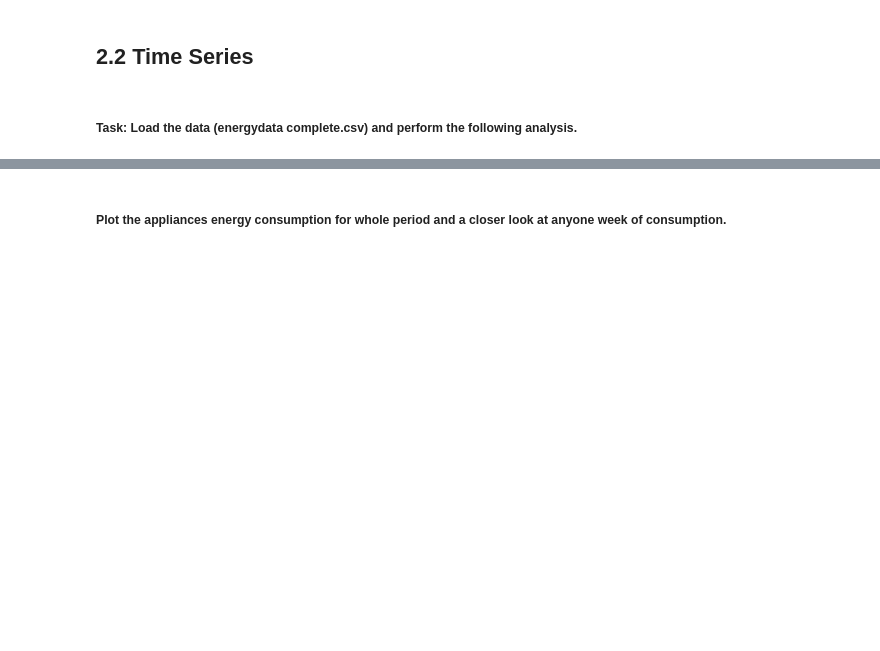
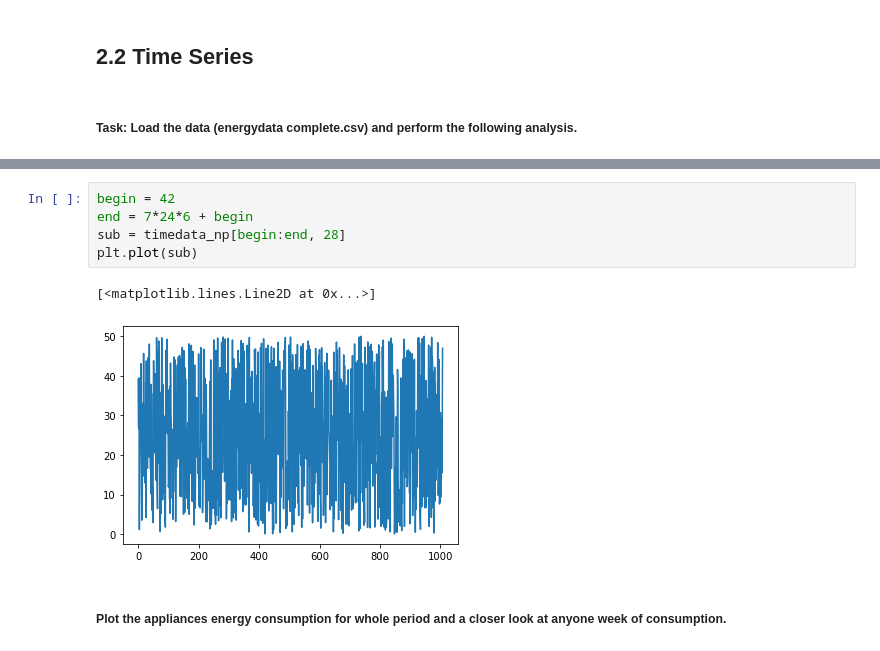
Before and after one commit to gohshiyong12092/ME592, a Jupyter notebook: HW/hw1/HW1.ipynb, the cells around one changed output, grey strips where cells are left out. Cells and saved outputs as stored; diff of their text form; blank space fills up the shorter version.

```diff
--- a/HW/hw1/HW1.ipynb
+++ b/HW/hw1/HW1.ipynb
@@ -41,3 +64,11 @@ print(type(data))
+# %%
+begin = 42
+end = 7*24*6 + begin
+sub = timedata_np[begin:end, 28]
+plt.plot(sub)
+# %% [output]
+[<matplotlib.lines.Line2D at 0x...>]
+[figure, added]
 # %% [markdown]
 ##### Plot the appliances energy consumption for whole period and a closer look at anyone week of consumption.
 # %%
```
Also changed, not shown: parts of 3 cells of this notebook.
